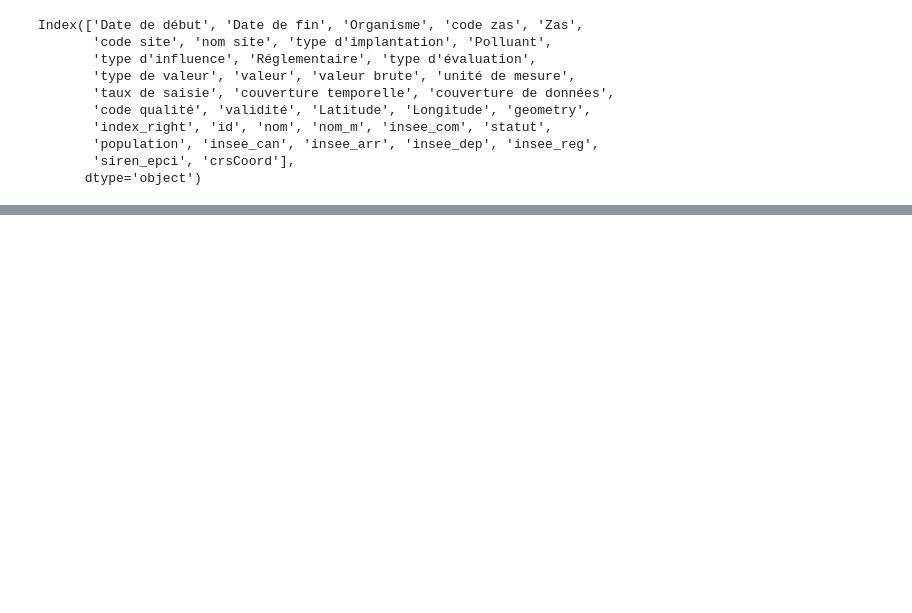
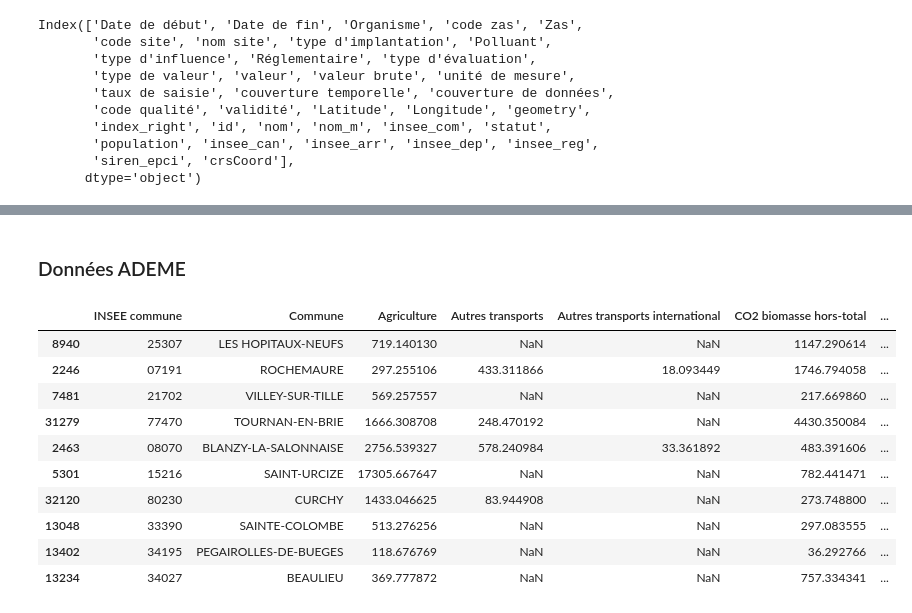
Before and after one commit to Antoine-Merienne/Projet-data-science-Mornand-Merienne, a Jupyter notebook: notebook_projet.ipynb, the cells around one changed output, grey strips where cells are left out. Saved outputs shown, nothing was run; the diff lists cells and outputs as text; code cells hidden in the pictures; blank space fills up the shorter version.

```diff
--- a/notebook_projet.ipynb
+++ b/notebook_projet.ipynb
@@ -671,0 +669,2 @@ ValueError: to assemble mappings requires at least that [year, month, day] be sp
+# %% [markdown]
+### Données ADEME
@@ -671,0 +675,17 @@ ValueError: to assemble mappings requires at least that [year, month, day] be sp
+# %%
+inventaire_ges['total'] = inventaire_ges.drop(['INSEE commune', 'Commune','lat','lon'], axis = 1).sum(numeric_only=True, axis = 1)
+inventaire_ges['total'] = inventaire_ges['total'].fillna(inventaire_ges['total'].mean(numeric_only=True, axis = 0))
+inventaire_ges['log_total'] = np.log(inventaire_ges['total'])
+inventaire_ges.sample(10)
+# %% [output]
+|  | INSEE commune | Commune | Agriculture | Autres transports | Autres transports international | CO2 biomasse hors-total | ... |
+| 8940 | 25307 | LES HOPITAUX-NEUFS | 719.140130 | NaN | NaN | 1147.290614 | ... |
+| 2246 | 07191 | ROCHEMAURE | 297.255106 | 433.311866 | 18.093449 | 1746.794058 | ... |
+| 7481 | 21702 | VILLEY-SUR-TILLE | 569.257557 | NaN | NaN | 217.669860 | ... |
+| 31279 | 77470 | TOURNAN-EN-BRIE | 1666.308708 | 248.470192 | NaN | 4430.350084 | ... |
+| 2463 | 08070 | BLANZY-LA-SALONNAISE | 2756.539327 | 578.240984 | 33.361892 | 483.391606 | ... |
+| 5301 | 15216 | SAINT-URCIZE | 17305.667647 | NaN | NaN | 782.441471 | ... |
+| 32120 | 80230 | CURCHY | 1433.046625 | 83.944908 | NaN | 273.748800 | ... |
+| 13048 | 33390 | SAINTE-COLOMBE | 513.276256 | NaN | NaN | 297.083555 | ... |
+| 13402 | 34195 | PEGAIROLLES-DE-BUEGES | 118.676769 | NaN | NaN | 36.292766 | ... |
+| 13234 | 34027 | BEAULIEU | 369.777872 | NaN | NaN | 757.334341 | ... |
```
Also changed, not shown: parts of 21 cells of this notebook.
